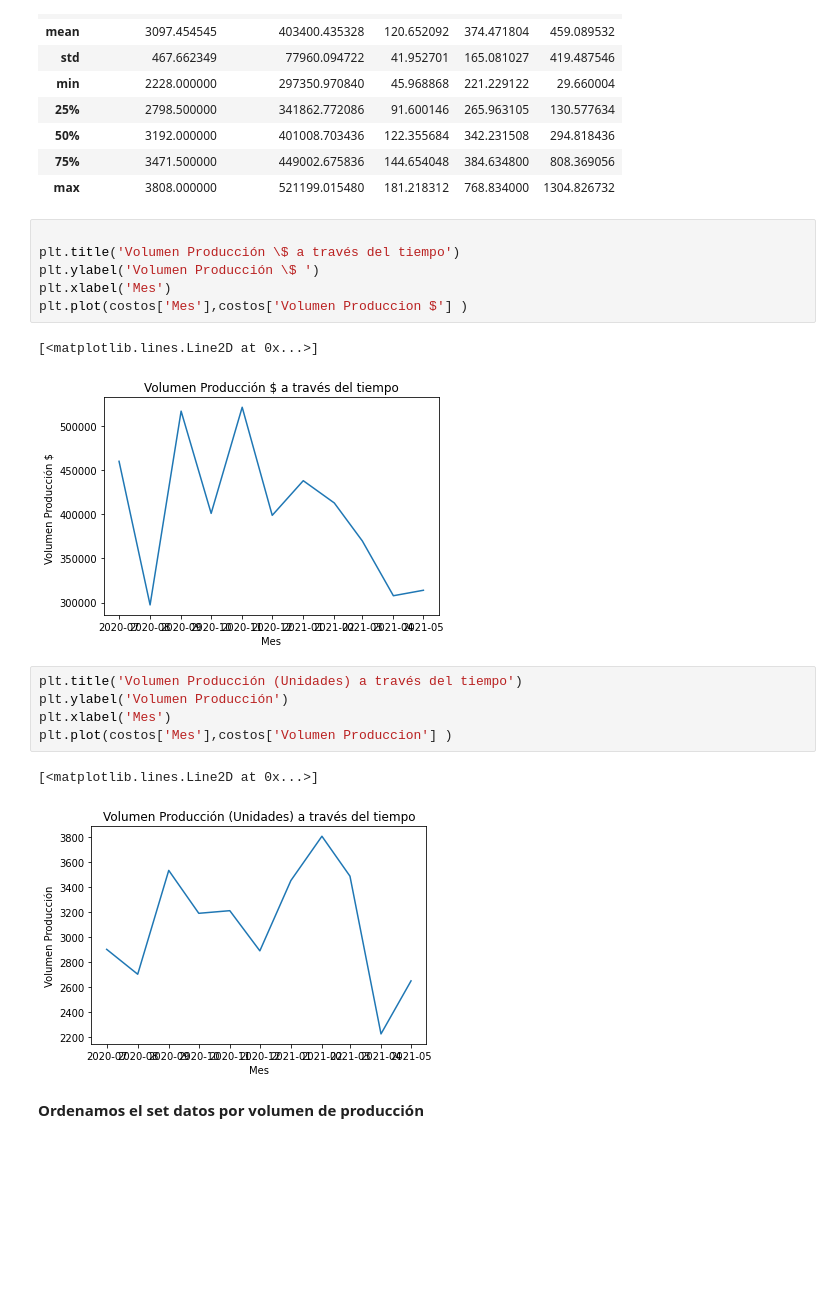
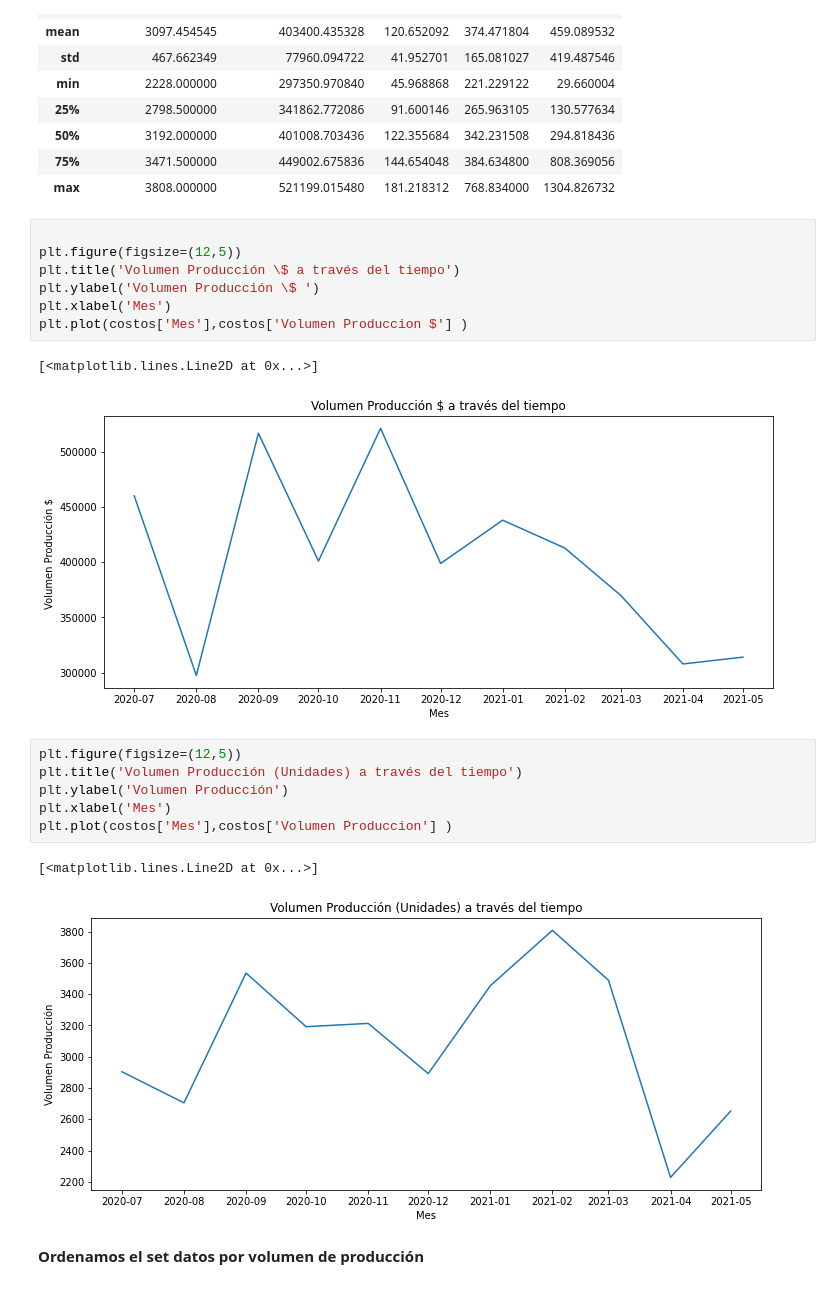
Before and after one commit to Lauram04/proyecto_final_f, a Jupyter notebook: Actividad_Final_Equipo.ipynb, the cells around one changed output. Drawn from its saved outputs; the diff is of its cells as text; blank space fills up the shorter version.

```diff
--- a/Actividad_Final_Equipo.ipynb
+++ b/Actividad_Final_Equipo.ipynb
@@ -97,21 +98,23 @@ costos.describe()
 | max | 3808.000000 | 521199.015480 | 181.218312 | 768.834000 | 1304.826732 |
 # %%
 
+plt.figure(figsize=(12,5))
 plt.title('Volumen Producción \$ a través del tiempo')
 plt.ylabel('Volumen Producción \$ ')
 plt.xlabel('Mes')
 plt.plot(costos['Mes'],costos['Volumen Produccion $'] )
 # %% [output]
 [<matplotlib.lines.Line2D at 0x...>]
-[figure, old version]
+[figure, new version]
 # %%
+plt.figure(figsize=(12,5))
 plt.title('Volumen Producción (Unidades) a través del tiempo')
 plt.ylabel('Volumen Producción')
 plt.xlabel('Mes')
 plt.plot(costos['Mes'],costos['Volumen Produccion'] )
 # %% [output]
 [<matplotlib.lines.Line2D at 0x...>]
-[figure, old version]
+[figure, new version]
 # %% [markdown]
 **Ordenamos el set datos por volumen de producción**
 # %% [markdown]
```
Also changed, not shown: parts of 21 cells of this notebook.
